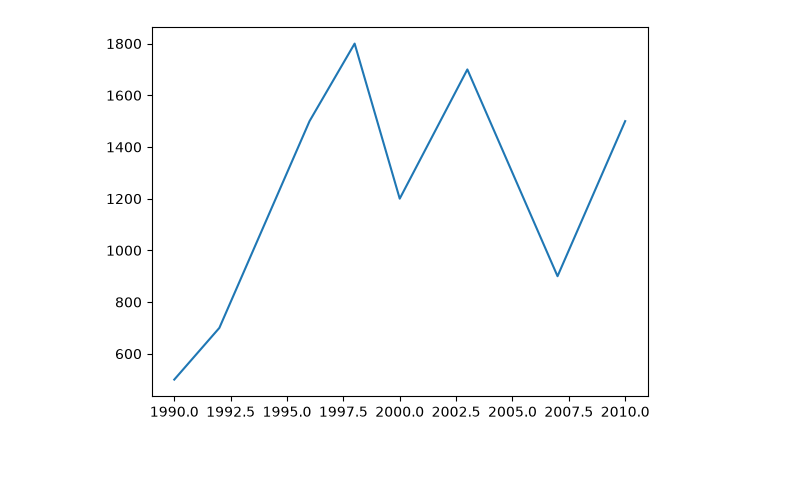
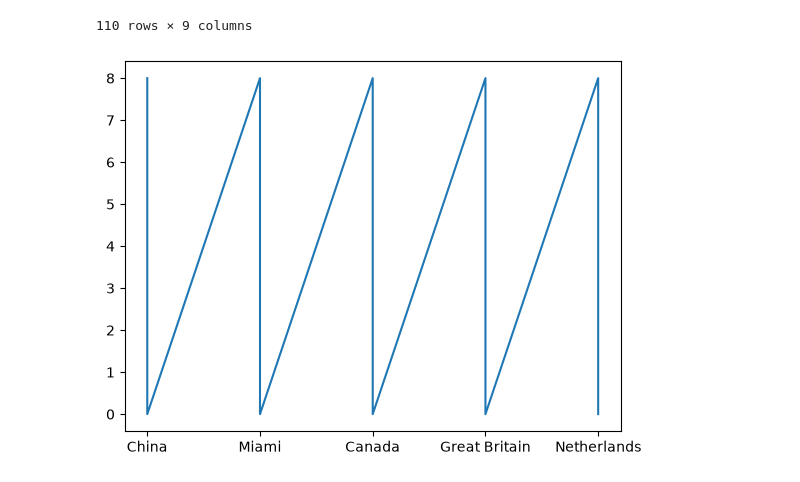
Before and after one commit to pranaypanchalh/Data-Science-Projects, a Jupyter notebook: Learning/Matplotlib/Introduction.ipynb, the cells around one changed output. Drawn from its saved outputs; the diff is of its cells as text; code cells hidden in the pictures.

```diff
--- a/Learning/Matplotlib/Introduction.ipynb
+++ b/Learning/Matplotlib/Introduction.ipynb
@@ -1,8 +1,9 @@
 # %%
+import pandas as pd
 import matplotlib.pyplot as plt
-years = [1990, 1992, 1994, 1996, 1998, 2000, 2003, 2005, 2007, 2010]
-runs =  [500, 700, 1100, 1500, 1800, 1200, 1700, 1300, 900, 1500]
 
-plt.plot(years, runs)
-plt.show()
+csv = pd.read_csv("../../Formula1 Datasets/Formula1_2026Season_SprintResults.csv")
+myPlt = plt
+myPlt.plot(csv["Track"],csv["Points"])
+csv
 # %% [output]
@@ -9 +22,2 @@ plt.show()
+110 rows × 9 columns
-[figure, old version]
+[figure, new version]
```
Also changed, not shown: parts of 1 cell of this notebook.
